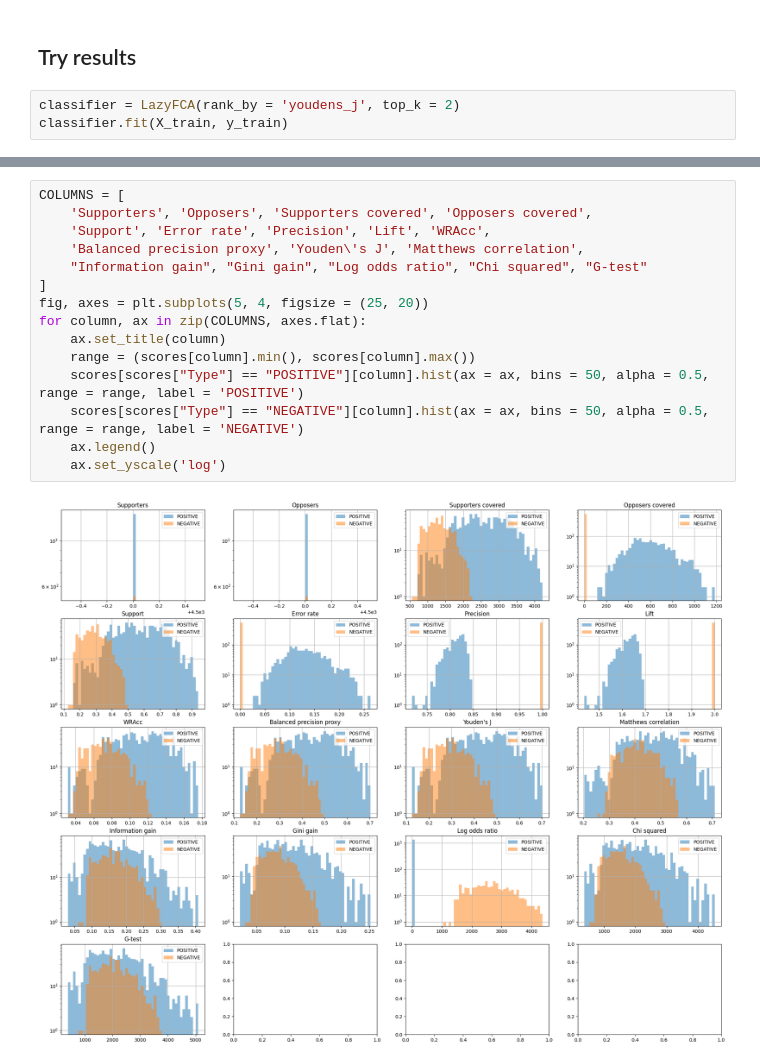
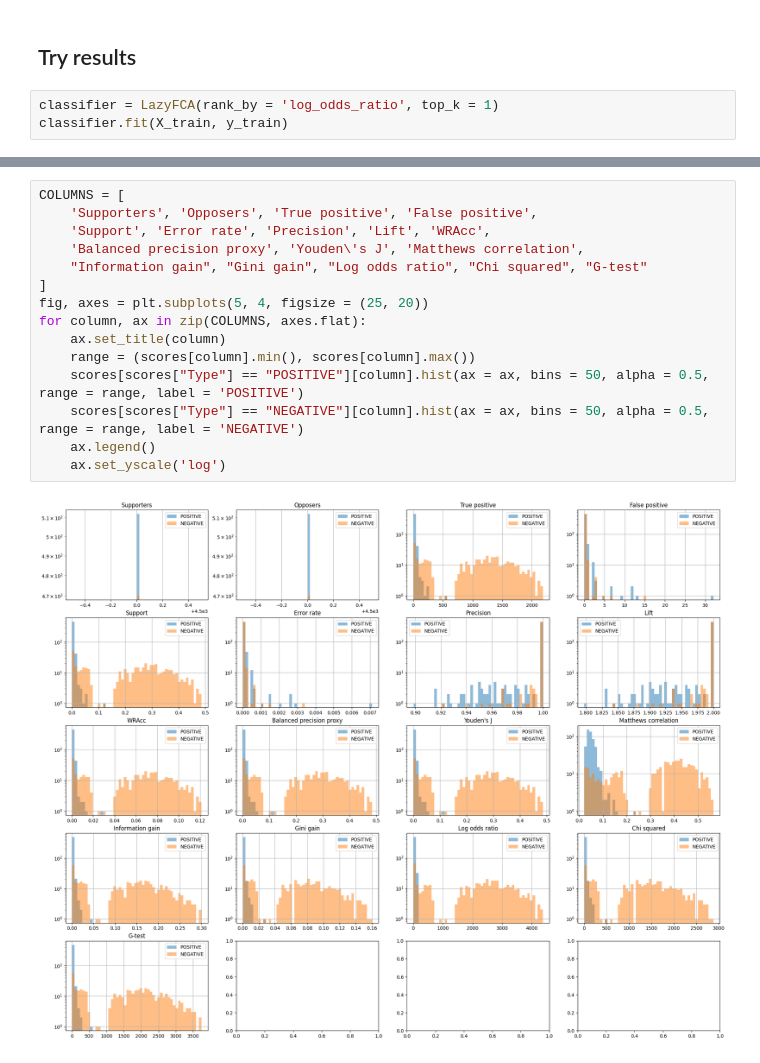
Before and after one commit to TTPO100AJIEX/OSDA-LazyFCA, a Jupyter notebook: experiments/taxi_topk_ranking_raw.ipynb, the cells around one changed output, grey strips where cells are left out. Cells and saved outputs as stored; diff of their text form.

```diff
--- a/experiments/taxi_topk_ranking_raw.ipynb
+++ b/experiments/taxi_topk_ranking_raw.ipynb
@@ -806,6 +806,6 @@ rank_metrics_by_f1_retention(
 # %% [markdown]
 ## Try results
 # %%
-classifier = LazyFCA(rank_by = 'youdens_j', top_k = 2)
+classifier = LazyFCA(rank_by = 'log_odds_ratio', top_k = 1)
 classifier.fit(X_train, y_train)
 # %% [output]
@@ -852,17 +868,17 @@ scores
 # %%
 COLUMNS = [
-    'Supporters', 'Opposers', 'Supporters covered', 'Opposers covered',
+    'Supporters', 'Opposers', 'True positive', 'False positive',
     'Support', 'Error rate', 'Precision', 'Lift', 'WRAcc',
     'Balanced precision proxy', 'Youden\'s J', 'Matthews correlation',
     "Information gain", "Gini gain", "Log odds ratio", "Chi squared", "G-test"
 ]
 fig, axes = plt.subplots(5, 4, figsize = (25, 20))
 for column, ax in zip(COLUMNS, axes.flat):
     ax.set_title(column)
     range = (scores[column].min(), scores[column].max())
     scores[scores["Type"] == "POSITIVE"][column].hist(ax = ax, bins = 50, alpha = 0.5, range = range, label = 'POSITIVE')
     scores[scores["Type"] == "NEGATIVE"][column].hist(ax = ax, bins = 50, alpha = 0.5, range = range, label = 'NEGATIVE')
     ax.legend()
     ax.set_yscale('log')
 # %% [output]
-[figure, old version]
+[figure, new version]
```
Also changed, not shown: parts of 3 cells of this notebook, 1 other file.
